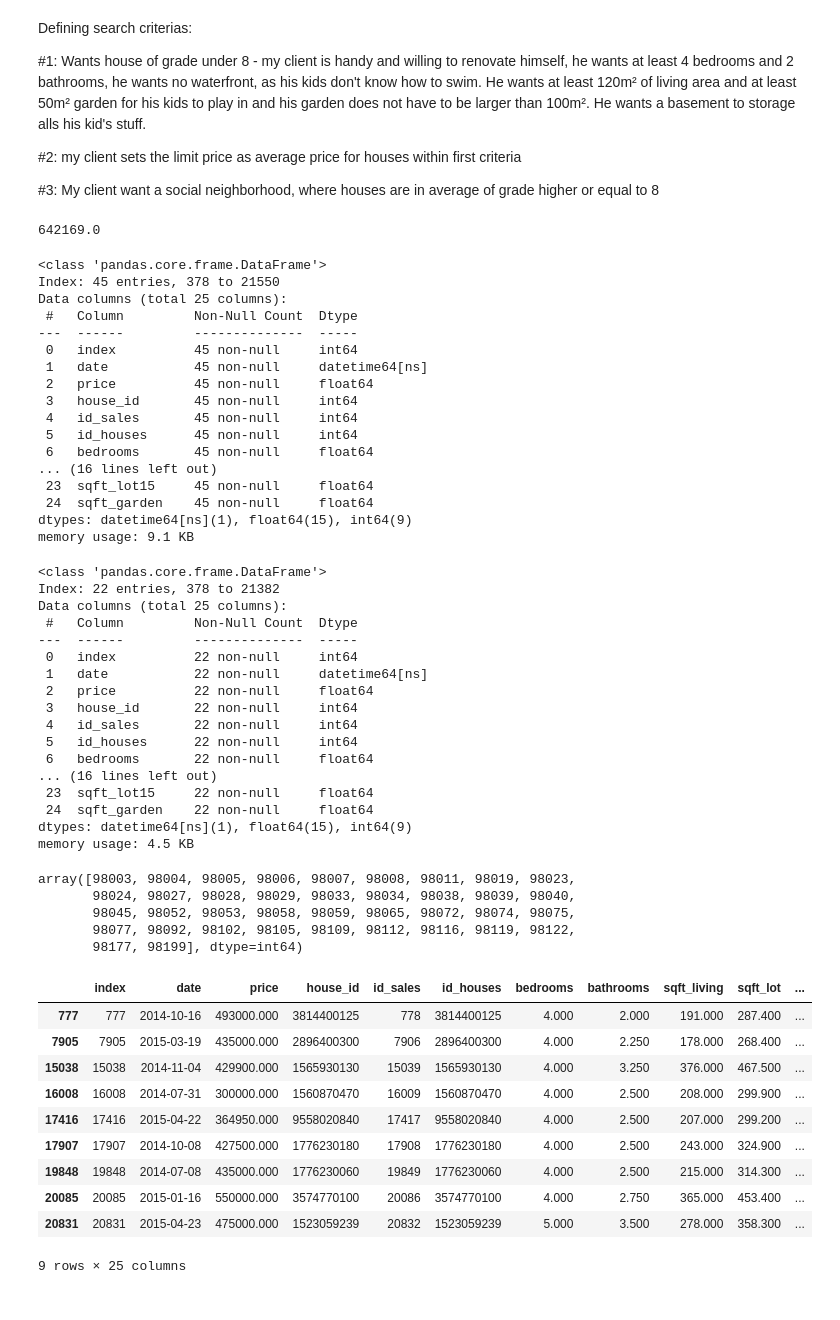
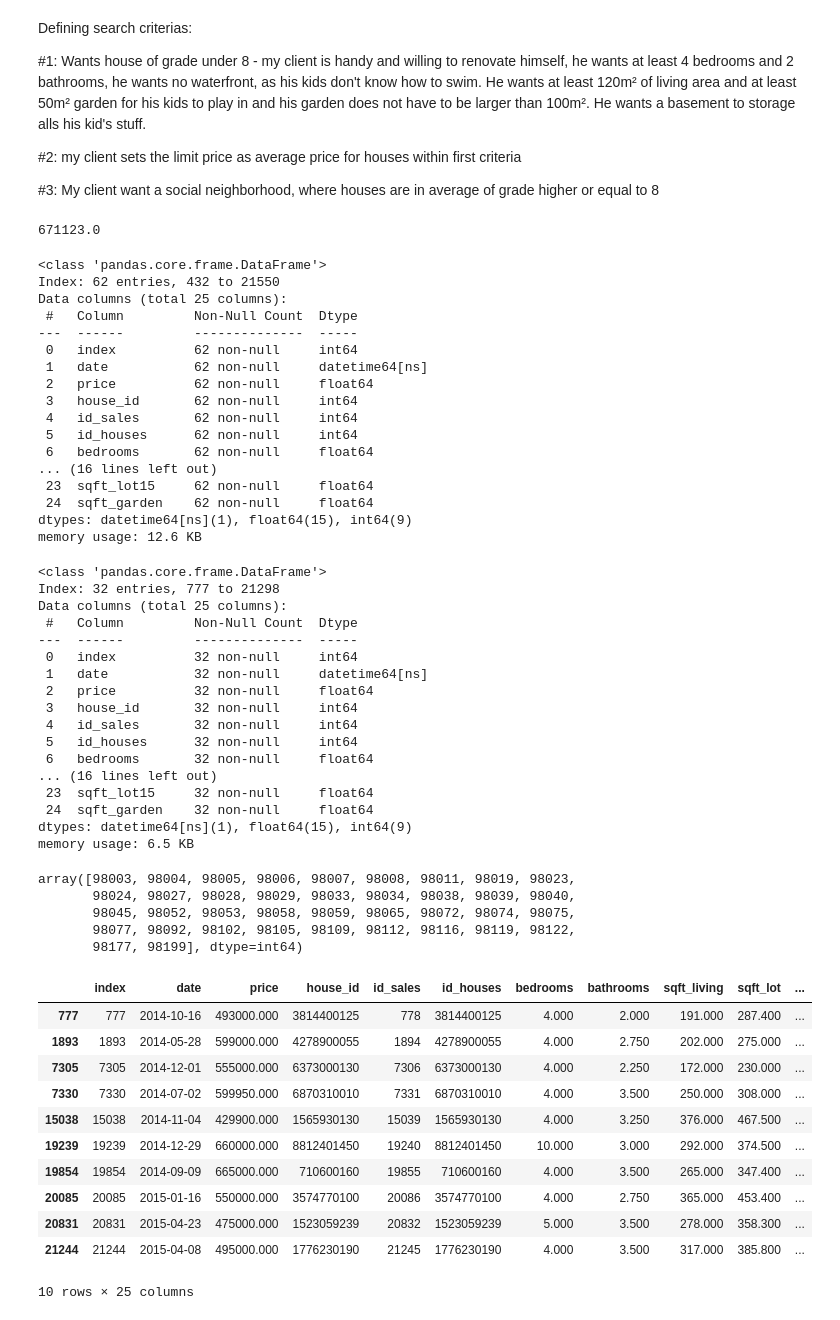
Before and after one commit to marinsza/eda_project, a Jupyter notebook: EDA.ipynb, the cells around one changed output. Drawn from its saved outputs; the diff is of its cells as text; code cells hidden in the pictures.

```diff
--- a/EDA.ipynb
+++ b/EDA.ipynb
@@ -20,7 +20,7 @@ pd.plotting.register_matplotlib_converters()
 pd.set_option('display.float_format', lambda x: '%.3f' % x)
 # %%
 # reading data from CSV into data frame
-df = pd.read_csv('eda_house_join_sales_on_left.csv')
+df = pd.read_csv('data/eda_house_join_sales_on_left.csv')
 df = df.reset_index()
 # %%
 # Getting some insight into the data
@@ -295,55 +295,55 @@ df.eval('sqft_garden = sqft_lot - sqft_living',inplace=True)
 # Apply condition #1 as filter
 
 # new data frame filtered by criteria 1:
-df_c1 = df[ (df['bedrooms']>=4) & (df['bathrooms']>=2) & (df['grade']<=8) & (df['waterfront']!=1) & (df['sqft_living']>120) & (df['sqft_garden']>50) & (df['sqft_garden']<100) & (df['sqft_garden']<100) ]
+df_c1 = df[ (df['bedrooms']>=4) & (df['bathrooms']>=2) & (df['grade']<=8) & (df['waterfront']!=1) & (df['sqft_living']>120) & (df['sqft_garden']>50) & (df['sqft_garden']<100) & (df['sqft_basement']!=0) ]
 
-avr_price =df_c1.price.mean().round(0)
-avr_price
+lim_price = df_c1.price.mean().round(0)
+lim_price
 # %% [output]
-642169.0
+671123.0
 # %%
 # new data frame filtered by criteria 2
-df_c2 = df_c1[df_c1['price']<avr_price]
+df_c2 = df_c1[df_c1['price']<lim_price]
 # %%
 df_c1.info()
 # %% [output]
 <class 'pandas.core.frame.DataFrame'>
-Index: 45 entries, 378 to 21550
+Index: 62 entries, 432 to 21550
 Data columns (total 25 columns):
  #   Column         Non-Null Count  Dtype
 ---  ------         --------------  -----
- 0   index          45 non-null     int64
- 1   date           45 non-null     datetime64[ns]
- 2   price          45 non-null     float64
- 3   house_id       45 non-null     int64
- 4   id_sales       45 non-null     int64
- 5   id_houses      45 non-null     int64
- 6   bedrooms       45 non-null     float64
+ 0   index          62 non-null     int64
+ 1   date           62 non-null     datetime64[ns]
+ 2   price          62 non-null     float64
+ 3   house_id       62 non-null     int64
+ 4   id_sales       62 non-null     int64
+ 5   id_houses      62 non-null     int64
+ 6   bedrooms       62 non-null     float64
 ... (16 lines left out)
- 23  sqft_lot15     45 non-null     float64
- 24  sqft_garden    45 non-null     float64
+ 23  sqft_lot15     62 non-null     float64
+ 24  sqft_garden    62 non-null     float64
 dtypes: datetime64[ns](1), float64(15), int64(9)
-memory usage: 9.1 KB
+memory usage: 12.6 KB
 # %%
 df_c2.info()
 # %% [output]
 <class 'pandas.core.frame.DataFrame'>
-Index: 22 entries, 378 to 21382
+Index: 32 entries, 777 to 21298
 Data columns (total 25 columns):
  #   Column         Non-Null Count  Dtype
 ---  ------         --------------  -----
- 0   index          22 non-null     int64
- 1   date           22 non-null     datetime64[ns]
- 2   price          22 non-null     float64
- 3   house_id       22 non-null     int64
- 4   id_sales       22 non-null     int64
- 5   id_houses      22 non-null     int64
- 6   bedrooms       22 non-null     float64
+ 0   index          32 non-null     int64
+ 1   date           32 non-null     datetime64[ns]
+ 2   price          32 non-null     float64
+ 3   house_id       32 non-null     int64
+ 4   id_sales       32 non-null     int64
+ 5   id_houses      32 non-null     int64
+ 6   bedrooms       32 non-null     float64
 ... (16 lines left out)
- 23  sqft_lot15     22 non-null     float64
- 24  sqft_garden    22 non-null     float64
+ 23  sqft_lot15     32 non-null     float64
+ 24  sqft_garden    32 non-null     float64
 dtypes: datetime64[ns](1), float64(15), int64(9)
-memory usage: 4.5 KB
+memory usage: 6.5 KB
 # %%
 # groupyby and average grade by zipcode, to limit social areas
 df_social = df.groupby('zipcode').mean().reset_index()
@@ -361,16 +361,18 @@ array([98003, 98004, 98005, 98006, 98007, 98008, 98011, 98019, 98023,
        98177, 98199], dtype=int64)
 # %%
 # Filtering data according to social areas
-df_c2[df_c2.zipcode.isin(social_zipcodes)]
+df_result = df_c2[df_c2.zipcode.isin(social_zipcodes)]
+df_result
 # %% [output]
 |  | index | date | price | house_id | id_sales | id_houses | bedrooms | bathrooms | sqft_living | sqft_lot | ... |
 | 777 | 777 | 2014-10-16 | 493000.000 | 3814400125 | 778 | 3814400125 | 4.000 | 2.000 | 191.000 | 287.400 | ... |
-| 7905 | 7905 | 2015-03-19 | 435000.000 | 2896400300 | 7906 | 2896400300 | 4.000 | 2.250 | 178.000 | 268.400 | ... |
+| 1893 | 1893 | 2014-05-28 | 599000.000 | 4278900055 | 1894 | 4278900055 | 4.000 | 2.750 | 202.000 | 275.000 | ... |
+| 7305 | 7305 | 2014-12-01 | 555000.000 | 6373000130 | 7306 | 6373000130 | 4.000 | 2.250 | 172.000 | 230.000 | ... |
+| 7330 | 7330 | 2014-07-02 | 599950.000 | 6870310010 | 7331 | 6870310010 | 4.000 | 3.500 | 250.000 | 308.000 | ... |
 | 15038 | 15038 | 2014-11-04 | 429900.000 | 1565930130 | 15039 | 1565930130 | 4.000 | 3.250 | 376.000 | 467.500 | ... |
-| 16008 | 16008 | 2014-07-31 | 300000.000 | 1560870470 | 16009 | 1560870470 | 4.000 | 2.500 | 208.000 | 299.900 | ... |
-| 17416 | 17416 | 2015-04-22 | 364950.000 | 9558020840 | 17417 | 9558020840 | 4.000 | 2.500 | 207.000 | 299.200 | ... |
-| 17907 | 17907 | 2014-10-08 | 427500.000 | 1776230180 | 17908 | 1776230180 | 4.000 | 2.500 | 243.000 | 324.900 | ... |
-| 19848 | 19848 | 2014-07-08 | 435000.000 | 1776230060 | 19849 | 1776230060 | 4.000 | 2.500 | 215.000 | 314.300 | ... |
+| 19239 | 19239 | 2014-12-29 | 660000.000 | 8812401450 | 19240 | 8812401450 | 10.000 | 3.000 | 292.000 | 374.500 | ... |
+| 19854 | 19854 | 2014-09-09 | 665000.000 | 710600160 | 19855 | 710600160 | 4.000 | 3.500 | 265.000 | 347.400 | ... |
 | 20085 | 20085 | 2015-01-16 | 550000.000 | 3574770100 | 20086 | 3574770100 | 4.000 | 2.750 | 365.000 | 453.400 | ... |
 | 20831 | 20831 | 2015-04-23 | 475000.000 | 1523059239 | 20832 | 1523059239 | 5.000 | 3.500 | 278.000 | 358.300 | ... |
+| 21244 | 21244 | 2015-04-08 | 495000.000 | 1776230190 | 21245 | 1776230190 | 4.000 | 3.500 | 317.000 | 385.800 | ... |
-9 rows × 25 columns
+10 rows × 25 columns
```
Also changed, not shown: parts of 2 cells of this notebook, 1 other file.
